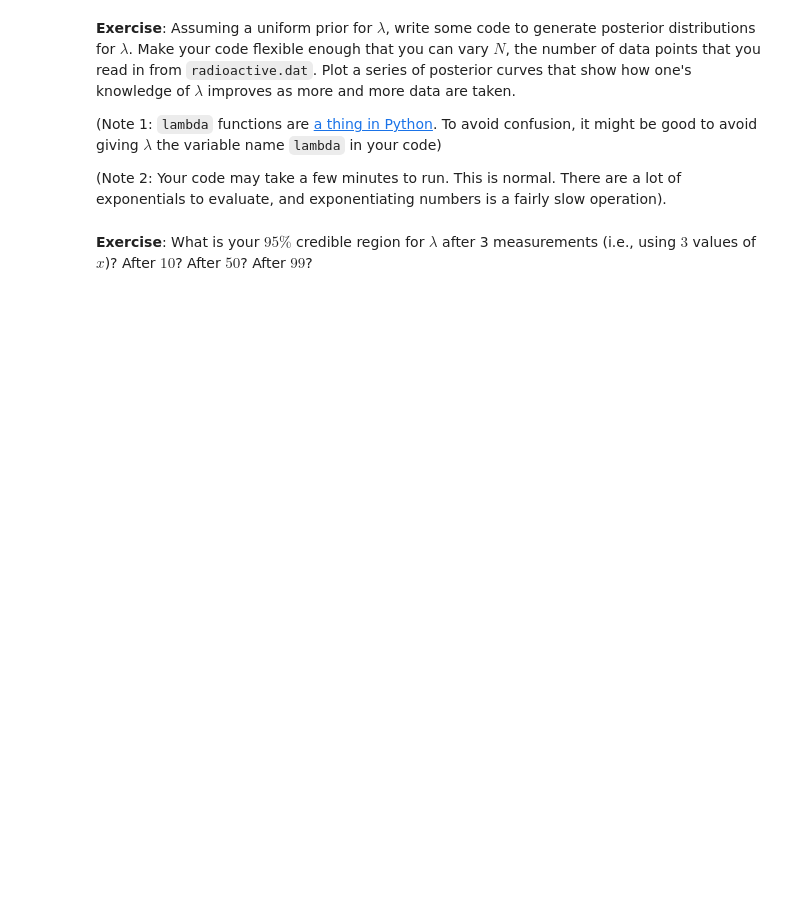
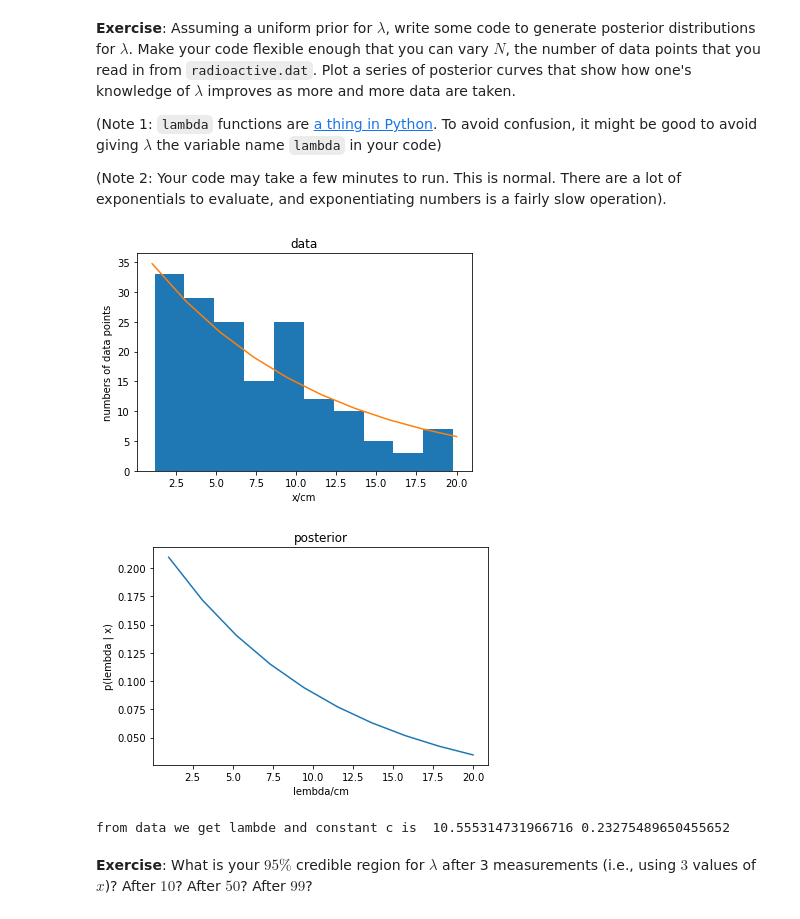
Before and after one commit to wppqywq/data_sci_astrophys_labs, a Jupyter notebook: CodingLab05/CodingLab05_Bayes.ipynb, the cells around one changed output. Cells and saved outputs as stored; diff of their text form; code cells hidden in the pictures; blank space fills up the shorter version.

```diff
--- a/CodingLab05/CodingLab05_Bayes.ipynb
+++ b/CodingLab05/CodingLab05_Bayes.ipynb
@@ -350,2 +365,51 @@ __Exercise__: Assuming a uniform prior for $\lambda$, write some code to generat
+# %%
+xdata = np.loadtxt('radioactive.dat')
+
+# as const prior, likelihood has same shape as posterior
+def plot_posterior(n=164, xdata=xdata, bins=10, doPlot=True):
+    if n < len(xdata):
+        xdata = xdata[:n]
+    xspace = np.linspace(1, 20, bins)
+    h, bins = np.histogram(xdata, bins=bins)
+
+    def likeli(x, lemb, c):
+        f = lambda x: np.exp(-x/lemb)
+        #sum = np.sum(f(x))
+        return f(x)*c
+
+    popt, _ = curve_fit(likeli, xspace, h)
+    lamb = popt[0]
+    c = popt[1]
+    if doPlot:
+        plt.hist(xdata, bins=bins)
+        plt.plot(xspace, likeli(xspace, lamb, c))
+        plt.title('data')
+        plt.xlabel('x/cm')
+        plt.ylabel('numbers of data points')
+        plt.show()
+
+    def posterior(x):
+        f = lambda x: likeli(x, lamb, c)
+        sum = np.sum(f(x))
+        # print(sum, len(xdata))
+        return f(x) / sum
+
+    if doPlot:
+        plt.plot(xspace, posterior(xspace))
+        plt.title('posterior')
+        plt.xlabel('lembda/cm')
+        plt.ylabel('p(lembda | x)')
+        plt.show()
+
+        print('from data we get lambde and constant c is ',lamb, c/len(xdata))
+
+    return lamb, (c/len(xdata))
+
+
+lamb_all, c_all = plot_posterior()
+# %% [output]
+[figure, added]
+[figure, added]
+from data we get lambde and constant c is  10.555314731966716 0.23275489650455652
 # %% [markdown]
 __Exercise__: What is your $95\%$ credible region for $\lambda$ after 3 measurements (i.e., using $3$ values of $x$)? After $10$? After $50$? After $99$?
```
Also changed, not shown: parts of 6 cells of this notebook.
